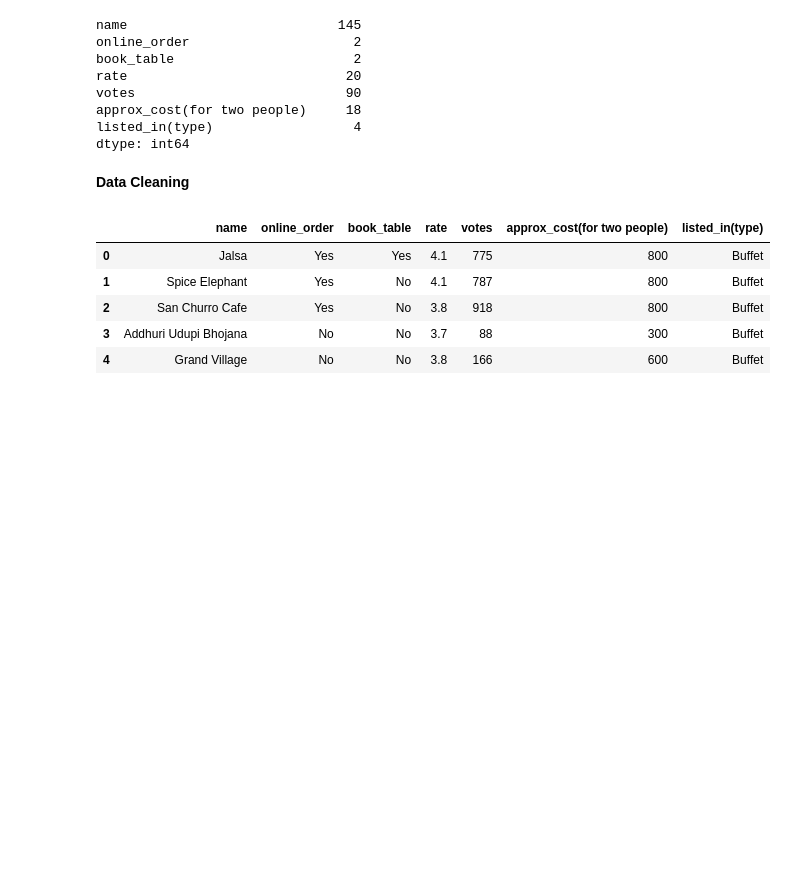
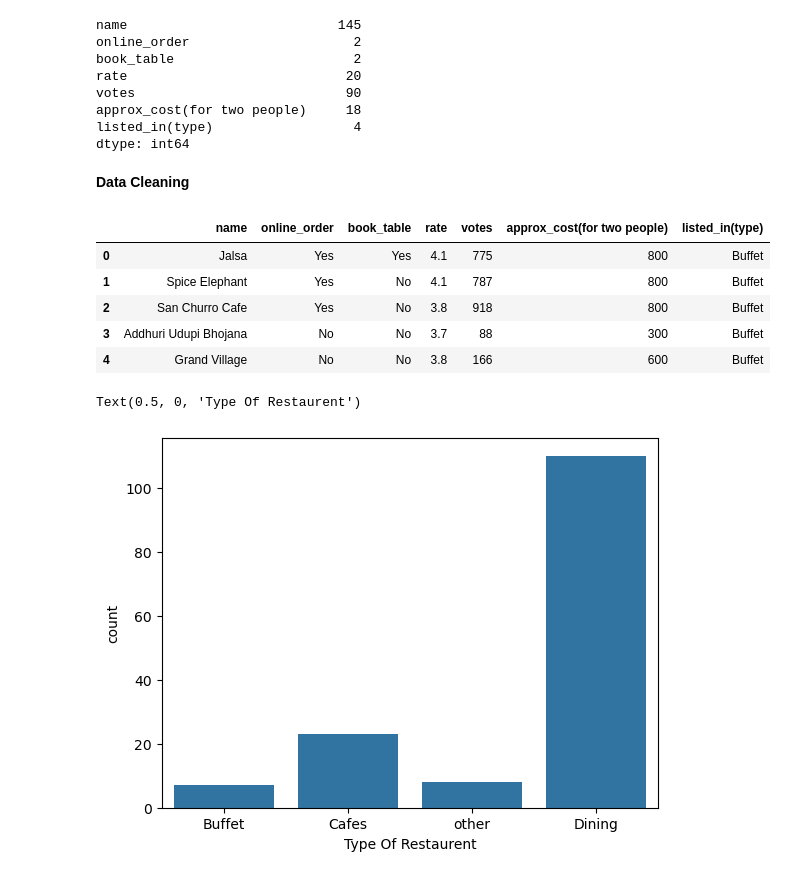
Before and after one commit to DevGupta0112/DataAnalytics_Projects, a Jupyter notebook: Zomato_Sales Analysis/Analysis.ipynb, the cells around one changed output. Saved outputs shown, nothing was run; the diff lists cells and outputs as text; code cells hidden in the pictures; blank space fills up the shorter version.

```diff
--- a/Zomato_Sales Analysis/Analysis.ipynb
+++ b/Zomato_Sales Analysis/Analysis.ipynb
@@ -112,3 +112,9 @@ df.head()
 | 2 | San Churro Cafe | Yes | No | 3.8 | 918 | 800 | Buffet |
 | 3 | Addhuri Udupi Bhojana | No | No | 3.7 | 88 | 300 | Buffet |
 | 4 | Grand Village | No | No | 3.8 | 166 | 600 | Buffet |
+# %%
+sns.countplot(x=df['listed_in(type)'])
+plt.xlabel('Type Of Restaurent')
+# %% [output]
+Text(0.5, 0, 'Type Of Restaurent')
+[figure, added]
```
